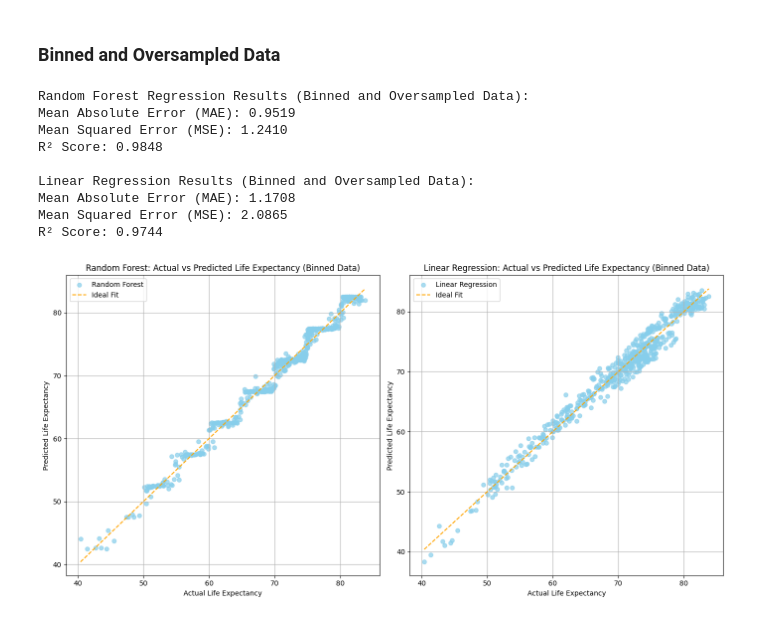
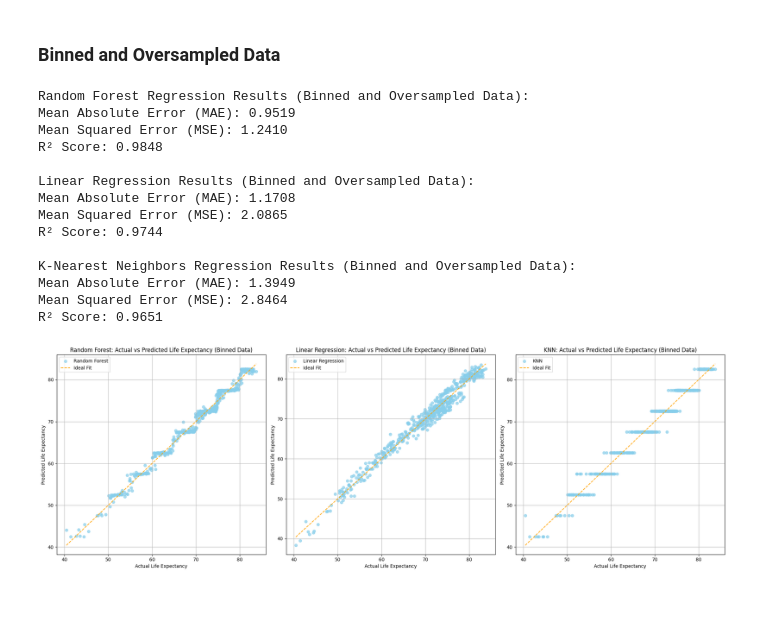
Before and after one commit to malinhauglandh/life-expectancy-prediction, a Jupyter notebook: eda/clean_and_filter_data.ipynb, the cells around one changed output. Drawn from its saved outputs; the diff is of its cells as text; code cells hidden in the pictures.

```diff
--- a/eda/clean_and_filter_data.ipynb
+++ b/eda/clean_and_filter_data.ipynb
@@ -380,6 +446,11 @@ lr_binned = LinearRegression()
 lr_binned.fit(X_train_scaled_binned, y_resampled_continuous)
 y_pred_lr_binned= lr_binned.predict(X_test_scaled_binned)
 
+# K-Nearest Neighbors
+knn_binned = KNeighborsRegressor(n_neighbors=1)
+knn_binned.fit(X_train_scaled_binned, y_resampled_continuous)
+y_pred_knn_binned = knn_binned.predict(X_test_scaled_binned)
+
 # Calculate evaluation metrics for Random Forest
 mae_rf_binned = mean_absolute_error(y_test_continuous, y_pred_rf_binned)
 mse_rf_binned = mean_squared_error(y_test_continuous, y_pred_rf_binned)
@@ -389,6 +460,11 @@ r2_rf_binned = r2_score(y_test_continuous, y_pred_rf_binned)
 mae_lr_binned = mean_absolute_error(y_test_continuous, y_pred_lr_binned)
 mse_lr_binned = mean_squared_error(y_test_continuous, y_pred_lr_binned)
 r2_lr_binned = r2_score(y_test_continuous, y_pred_lr_binned)
+
+# Calculate evaluation metrics for KNN
+mae_knn_binned = mean_absolute_error(y_test_continuous, y_pred_knn_binned)
+mse_knn_binned = mean_squared_error(y_test_continuous, y_pred_knn_binned)
+r2_knn_binned = r2_score(y_test_continuous, y_pred_knn_binned)
 
 # Print the evaluation metrics
 print("Random Forest Regression Results (Binned and Oversampled Data):")
@@ -401,42 +477,62 @@ print(f"Mean Absolute Error (MAE): {mae_lr_binned:.4f}")
 print(f"Mean Squared Error (MSE): {mse_lr_binned:.4f}")
 print(f"R² Score: {r2_lr_binned:.4f}")
 
+print("\nK-Nearest Neighbors Regression Results (Binned and Oversampled Data):")
+print(f"Mean Absolute Error (MAE): {mae_knn_binned:.4f}")
+print(f"Mean Squared Error (MSE): {mse_knn_binned:.4f}")
+print(f"R² Score: {r2_knn_binned:.4f}")
 
 # Plot the two models' predictions against the actual values
-plt.figure(figsize=(14, 7))
+plt.figure(figsize=(21, 7))
 
 # Random Forest subplot
-plt.subplot(1, 2, 1)
+plt.subplot(1, 3, 1)
 plt.scatter(y_test_continuous, y_pred_rf_binned, alpha=0.7, label="Random Forest", color='skyblue')
 plt.plot([y_test_continuous.min(), y_test_continuous.max()],
          [y_test_continuous.min(), y_test_continuous.max()], '--', label="Ideal Fit", color='orange')
 plt.title("Random Forest: Actual vs Predicted Life Expectancy (Binned Data)")
 plt.xlabel("Actual Life Expectancy")
 plt.ylabel("Predicted Life Expectancy")
 plt.legend()
 plt.grid(True)
 
 # Linear Regression subplot
-plt.subplot(1, 2, 2)
+plt.subplot(1, 3, 2)
 plt.scatter(y_test_continuous, y_pred_lr_binned, alpha=0.7, label="Linear Regression", color='skyblue')
 plt.plot([y_test_continuous.min(), y_test_continuous.max()],
          [y_test_continuous.min(), y_test_continuous.max()], '--', label="Ideal Fit", color='orange')
 plt.title("Linear Regression: Actual vs Predicted Life Expectancy (Binned Data)")
 plt.xlabel("Actual Life Expectancy")
 plt.ylabel("Predicted Life Expectancy")
 plt.legend()
 plt.grid(True)
 
+# KNN subplot
+plt.subplot(1, 3, 3)
+plt.scatter(y_test_continuous, y_pred_knn_binned, alpha=0.7, label="KNN", color='skyblue')
+plt.plot([y_test_continuous.min(), y_test_continuous.max()],
+         [y_test_continuous.min(), y_test_continuous.max()], '--', label="Ideal Fit", color='orange')
+plt.title("KNN: Actual vs Predicted Life Expectancy (Binned Data)")
+plt.xlabel("Actual Life Expectancy")
+plt.ylabel("Predicted Life Expectancy")
+plt.legend()
+plt.grid(True)
+
 plt.tight_layout()
 plt.show()
 # %% [output]
 Random Forest Regression Results (Binned and Oversampled Data):
 Mean Absolute Error (MAE): 0.9519
 Mean Squared Error (MSE): 1.2410
 R² Score: 0.9848
 
 Linear Regression Results (Binned and Oversampled Data):
 Mean Absolute Error (MAE): 1.1708
 Mean Squared Error (MSE): 2.0865
 R² Score: 0.9744
+
+K-Nearest Neighbors Regression Results (Binned and Oversampled Data):
+Mean Absolute Error (MAE): 1.3949
+Mean Squared Error (MSE): 2.8464
+R² Score: 0.9651
-[figure, old version]
+[figure, new version]
```
Also changed, not shown: parts of 4 cells of this notebook.
